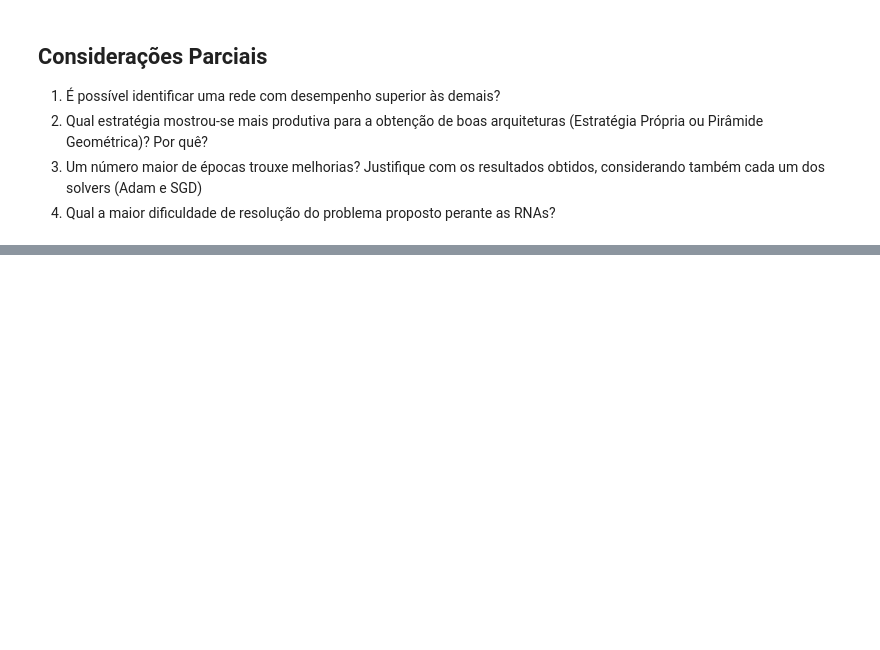
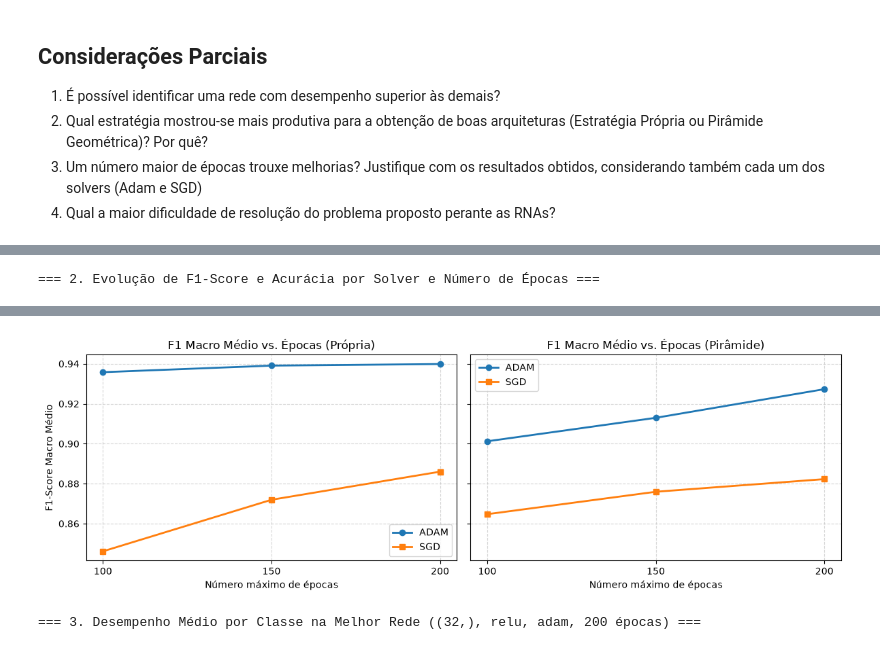
Before and after one commit to arthur-rezende/rna-2026-pp2-2, a Jupyter notebook: notebook/PP2.2.2.ipynb, the cells around one changed output, grey strips where cells are left out. Saved outputs shown, nothing was run; the diff lists cells and outputs as text; code cells hidden in the pictures; blank space fills up the shorter version.

```diff
--- a/notebook/PP2.2.2.ipynb
+++ b/notebook/PP2.2.2.ipynb
@@ -341,3 +728,80 @@ em que $N_h$ é o número de neurônios ocultos (a serem distribuídos em uma ou
 2. Qual estratégia mostrou-se mais produtiva para a obtenção de boas arquiteturas (Estratégia Própria ou Pirâmide Geométrica)? Por quê?
 3. Um número maior de épocas trouxe melhorias? Justifique com os resultados obtidos, considerando também cada um dos solvers (Adam e SGD)
 4. Qual a maior dificuldade de resolução do problema proposto perante as RNAs?
+# %%
+# Análise comparativa para fundamentar as Considerações Parciais
+
+# 1. Comparação geral: Estratégia Própria vs. Pirâmide Geométrica
+resumo_estrategias = pd.DataFrame([
+    {
+        "Estratégia": "Própria (60 configs)",
+        "F1 Médio Geral": tabela["f1_media"].mean(),
+        "F1 Desvio": tabela["f1_media"].std(ddof=1),
+        "F1 Máximo": tabela["f1_media"].max(),
+        "F1 Mínimo": tabela["f1_media"].min(),
+        "Acurácia Máxima": tabela["acc_media"].max(),
+    },
+    {
+        "Estratégia": "Pirâmide Geométrica (36 configs)",
+        "F1 Médio Geral": tabela_piramide["f1_media"].mean(),
+        "F1 Desvio": tabela_piramide["f1_media"].std(ddof=1),
+        "F1 Máximo": tabela_piramide["f1_media"].max(),
+        "F1 Mínimo": tabela_piramide["f1_media"].min(),
+        "Acurácia Máxima": tabela_piramide["acc_media"].max(),
+    }
+])
+print("=== 1. Comparação entre Estratégia Própria e Pirâmide Geométrica ===")
+display(resumo_estrategias.round(4))
+
+# 2. Efeito do número de épocas e do solver (Adam vs SGD)
+cols_base = ["camadas", "ativacao", "solver", "epocas", "f1_media", "acc_media"]
+tabela_conjunta = pd.concat([
+    tabela[cols_base].assign(estrategia="Própria"),
+    tabela_piramide[cols_base].assign(estrategia="Pirâmide")
+], ignore_index=True)
+
+resumo_epocas_solver = (
+    tabela_conjunta.groupby(["estrategia", "solver", "epocas"])[["f1_media", "acc_media"]]
+    .mean()
+    .unstack("epocas")
+    .round(4)
+)
+print("\n=== 2. Evolução de F1-Score e Acurácia por Solver e Número de Épocas ===")
+display(resumo_epocas_solver)
+
+fig, axes = plt.subplots(1, 2, figsize=(12, 4), sharey=True)
+for ax, estrat in zip(axes, ["Própria", "Pirâmide"]):
+    sub = tabela_conjunta[tabela_conjunta["estrategia"] == estrat]
+    for solver, cor, marcador in [("adam", "tab:blue", "o"), ("sgd", "tab:orange", "s")]:
+        medias = sub[sub["solver"] == solver].groupby("epocas")["f1_media"].mean()
+        ax.plot(medias.index, medias.values, marker=marcador, linewidth=2, color=cor, label=solver.upper())
+    ax.set_title(f"F1 Macro Médio vs. Épocas ({estrat})")
+    ax.set_xlabel("Número máximo de épocas")
+    ax.set_xticks([100, 150, 200])
+    ax.grid(True, linestyle="--", alpha=0.5)
+    ax.legend()
+axes[0].set_ylabel("F1-Score Macro Médio")
+plt.tight_layout()
+plt.show()
+
+# 3. Desempenho médio por classe na melhor rede geral: (32,), relu, adam, 200 épocas
+_, _, mats_best = resultados_piramide[((32,), "relu", "adam", 200)]
+cm_media = mats_best.mean(axis=0)
+metricas_por_classe = []
+for i, cls in enumerate(classes):
+    vp = cm_media[i, i]
+    fp = cm_media[:, i].sum() - vp
+    fn = cm_media[i, :].sum() - vp
+    prec = vp / (vp + fp)
+    rec = vp / (vp + fn)
+    f1_c = 2 * prec * rec / (prec + rec)
+    metricas_por_classe.append({
+        "Classe": cls,
+        "Precisão Média": round(prec, 4),
+        "Revocação Média": round(rec, 4),
+        "F1-Score Médio": round(f1_c, 4),
+        "Erros Médios (FP + FN)": round(fp + fn, 1)
+    })
+print("\n=== 3. Desempenho Médio por Classe na Melhor Rede ((32,), relu, adam, 200 épocas) ===")
+display(pd.DataFrame(metricas_por_classe).sort_values("F1-Score Médio").reset_index(drop=True))
+# %% [output]
@@ -343,0 +812 @@ em que $N_h$ é o número de neurônios ocultos (a serem distribuídos em uma ou
+=== 2. Evolução de F1-Score e Acurácia por Solver e Número de Épocas ===
@@ -343,0 +820,2 @@ em que $N_h$ é o número de neurônios ocultos (a serem distribuídos em uma ou
+[figure, added]
+=== 3. Desempenho Médio por Classe na Melhor Rede ((32,), relu, adam, 200 épocas) ===
```
Also changed, not shown: parts of 40 cells of this notebook, 2 other files.
